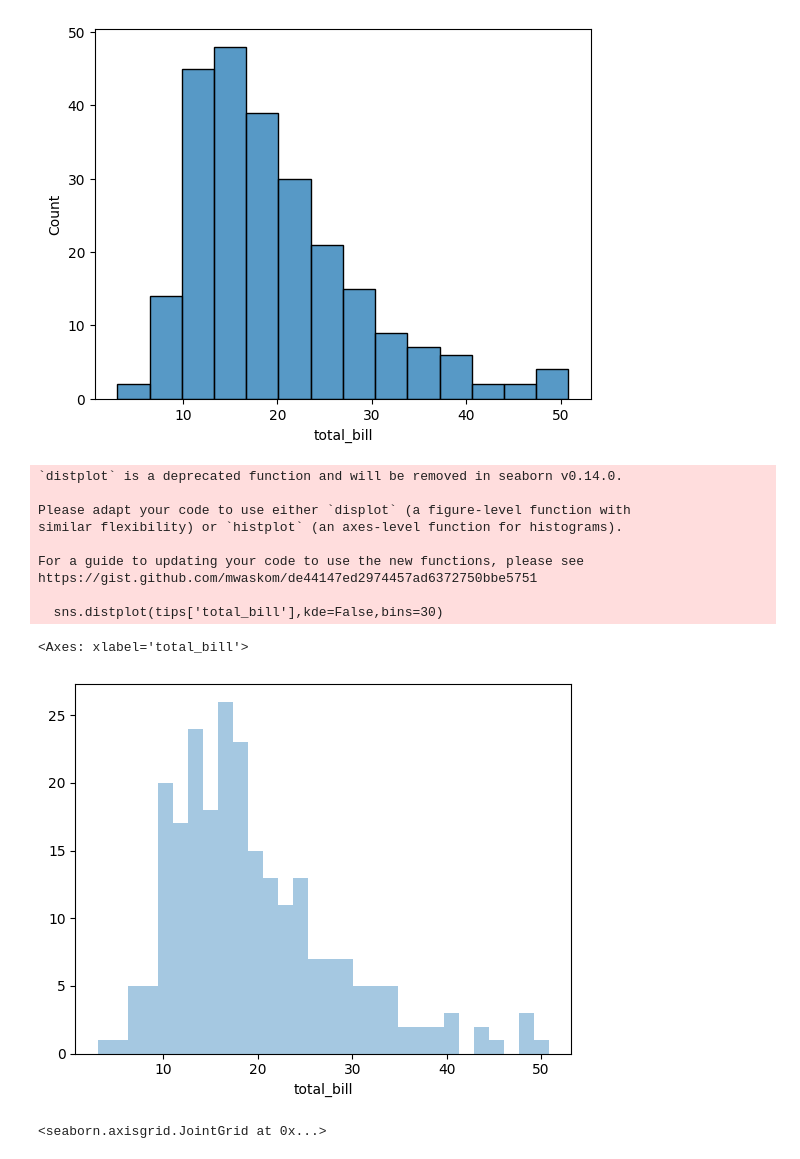
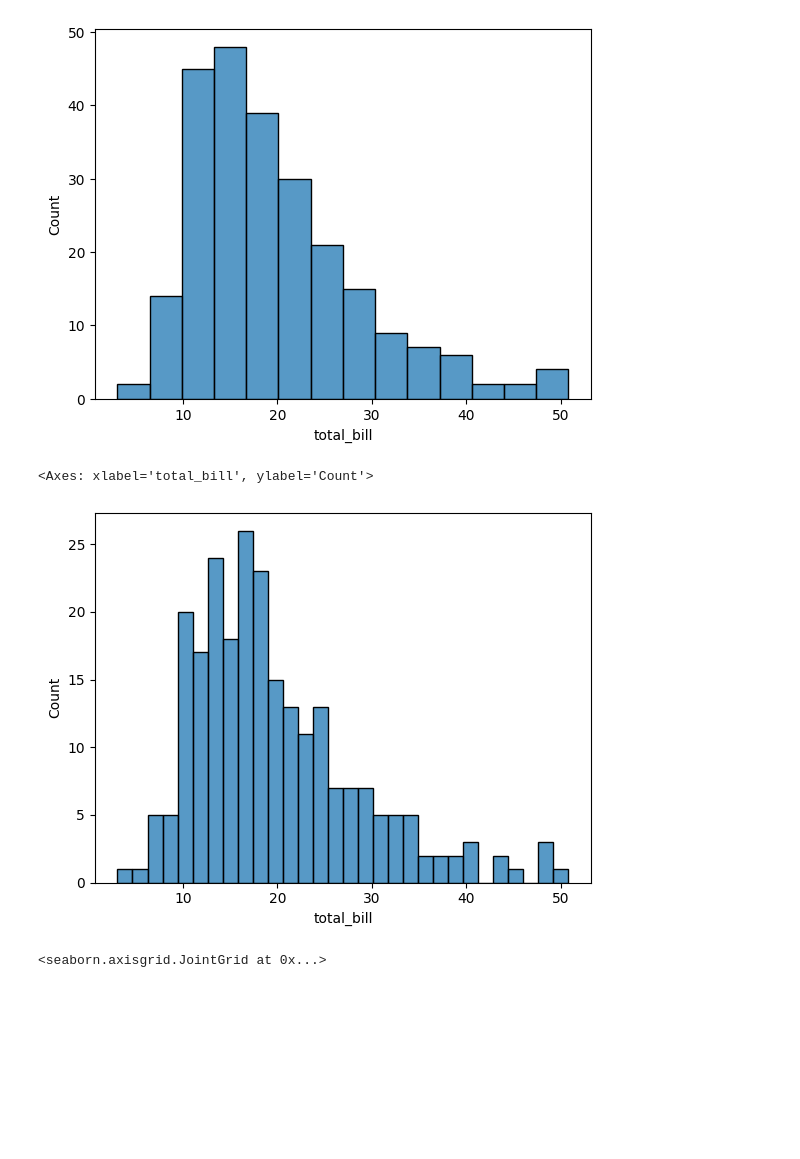
Before and after one commit to polarbeariceskating/AI2023, a Jupyter notebook: Bootcamp_Latihan_DistributionPlots.ipynb, the cells around one changed output. Drawn from its saved outputs; the diff is of its cells as text; code cells hidden in the pictures; blank space fills up the shorter version.

```diff
--- a/Bootcamp_Latihan_DistributionPlots.ipynb
+++ b/Bootcamp_Latihan_DistributionPlots.ipynb
@@ -18,19 +18,10 @@ sns.histplot(tips['total_bill'])
 <Axes: xlabel='total_bill', ylabel='Count'>
 [figure]
 # %%
-sns.distplot(tips['total_bill'],kde=False,bins=30)
+sns.histplot(tips['total_bill'],kde=False,bins=30)
 # %% [output]
-`distplot` is a deprecated function and will be removed in seaborn v0.14.0.
-
-Please adapt your code to use either `displot` (a figure-level function with
-similar flexibility) or `histplot` (an axes-level function for histograms).
-
-For a guide to updating your code to use the new functions, please see
-https://gist.github.com/mwaskom/de44147ed2974457ad6372750bbe5751
-
-  sns.distplot(tips['total_bill'],kde=False,bins=30)
+<Axes: xlabel='total_bill', ylabel='Count'>
-<Axes: xlabel='total_bill'>
-[figure, old version]
+[figure, new version]
 # %%
 # jointplot
 sns.jointplot(x='total_bill',y='tip',data=tips,kind='scatter')
```
